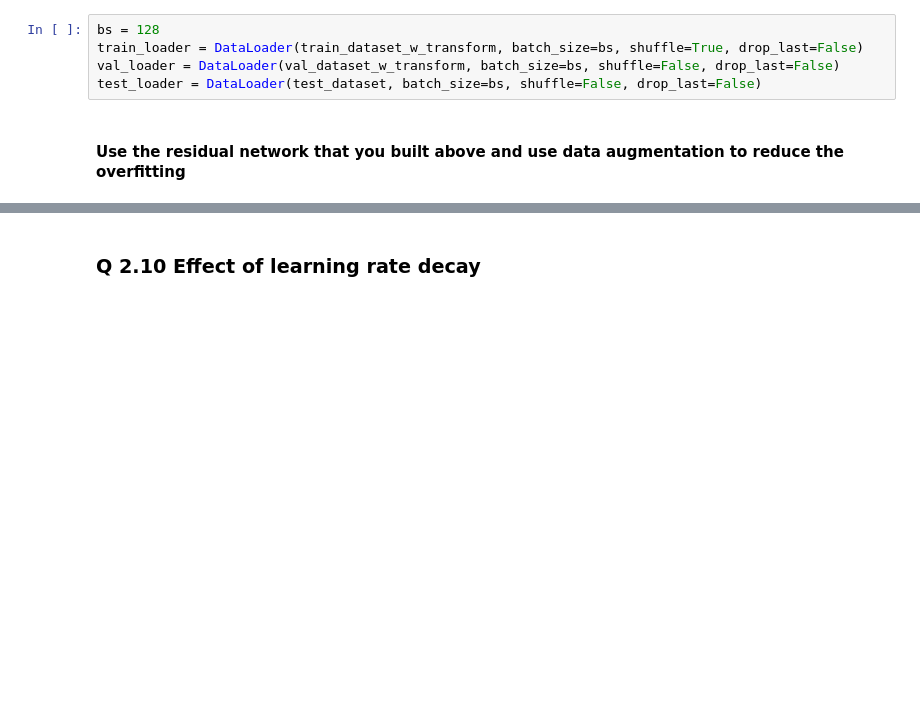
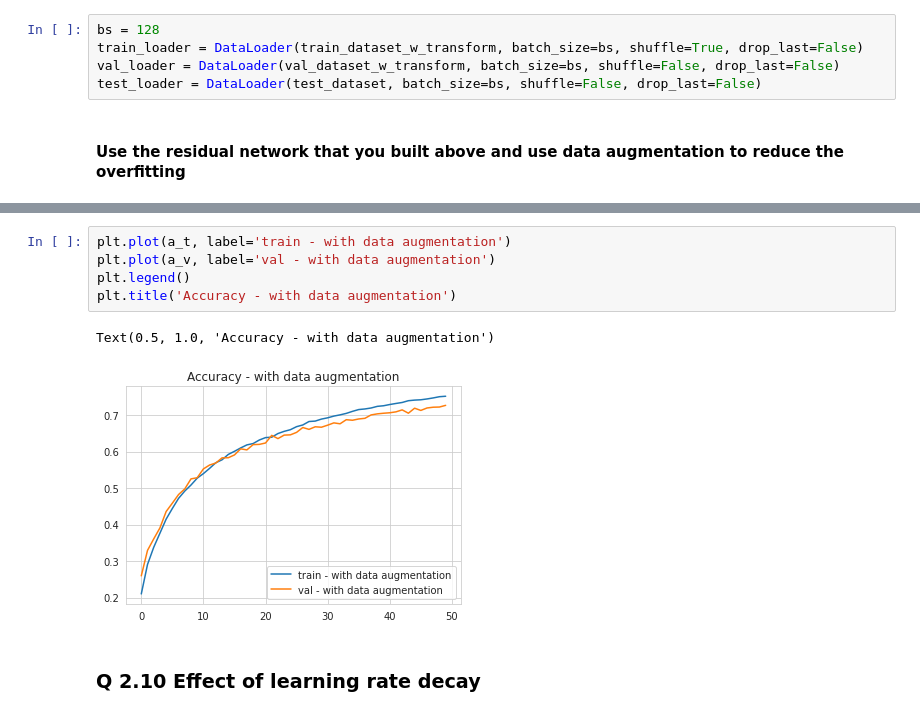
Before and after one commit to EricHe98/deep-learning, a Jupyter notebook: hw2/Q2.ipynb, the cells around one changed output, grey strips where cells are left out. Cells and saved outputs as stored; diff of their text form; blank space fills up the shorter version.

```diff
--- a/hw2/Q2.ipynb
+++ b/hw2/Q2.ipynb
@@ -754,3 +993,11 @@ test_loader = DataLoader(test_dataset, batch_size=bs, shuffle=False, drop_last=F
+# %%
+plt.plot(a_t, label='train - with data augmentation')
+plt.plot(a_v, label='val - with data augmentation')
+plt.legend()
+plt.title('Accuracy - with data augmentation')
+# %% [output]
+Text(0.5, 1.0, 'Accuracy - with data augmentation')
+[figure, added]
 # %% [markdown]
 ### Q 2.10  Effect of learning rate decay
 # %% [markdown]
```
Also changed, not shown: parts of 43 cells of this notebook, 1 other file.
